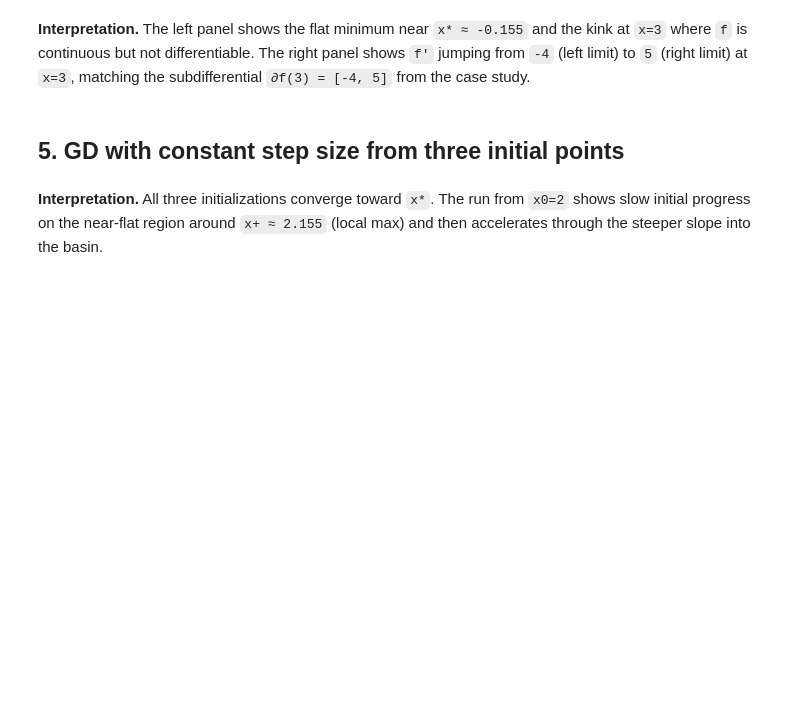
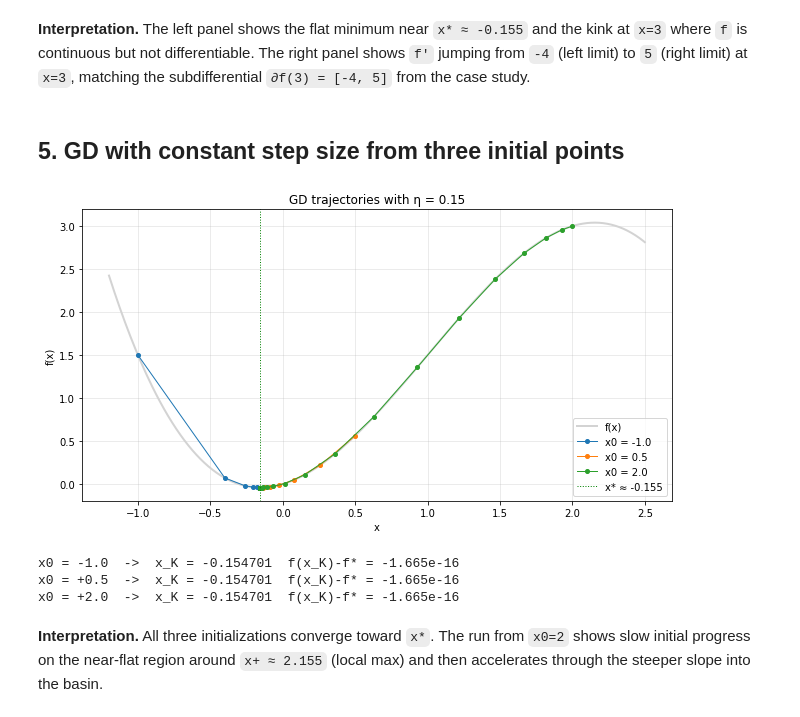
Before and after one commit to fgatti01/tae-capstones, a Jupyter notebook: week1_gd/notebooks/capstone.ipynb, the cells around one changed output. Cells and saved outputs as stored; diff of their text form; code cells hidden in the pictures; blank space fills up the shorter version.

```diff
--- a/week1_gd/notebooks/capstone.ipynb
+++ b/week1_gd/notebooks/capstone.ipynb
@@ -103,32 +115,37 @@ from the case study.
 # %%
 def gradient_descent(x0, eta, n_iter, deriv=f_prime):
     xs = np.empty(n_iter + 1)
     xs[0] = x0
     for k in range(n_iter):
-        xs[k + 1] = xs[k] - eta * float(deriv(np.array([xs[k]])))
+        xs[k + 1] = xs[k] - eta * deriv(np.array([xs[k]])).item()
     return xs
 
 ETA = 0.15
 N_ITER = 120
 trajectories = {x0: gradient_descent(x0, ETA, N_ITER) for x0 in (-1.0, 0.5, 2.0)}
 
 grid = np.linspace(-1.2, 2.5, 400)
 fig, ax = plt.subplots(figsize=(9, 5))
 ax.plot(grid, f(grid), color="lightgray", lw=2, label="f(x)")
 colors = {-1.0: "tab:blue", 0.5: "tab:orange", 2.0: "tab:green"}
 for x0, traj in trajectories.items():
     ax.plot(traj, f(traj), "o-", color=colors[x0], ms=4, lw=1, label=f"x0 = {x0}")
 ax.axvline(X_STAR, color="green", ls=":", lw=1, label=f"x* ≈ {X_STAR:.3f}")
 ax.set_xlabel("x"); ax.set_ylabel("f(x)")
 ax.set_title(f"GD trajectories with η = {ETA}")
 ax.legend(); ax.grid(alpha=0.3)
 fig.tight_layout()
 fig.savefig(ASSETS / "02_gd_trajectories.png", dpi=150)
 plt.show()
 
 for x0, traj in trajectories.items():
-    gap = float(f(np.array([traj[-1]])) - F_STAR)
+    gap = (f(np.array([traj[-1]])) - F_STAR).item()
     print(f"x0 = {x0:+.1f}  ->  x_K = {traj[-1]:+.6f}  f(x_K)-f* = {gap:.3e}")
+# %% [output]
+[figure, added]
+x0 = -1.0  ->  x_K = -0.154701  f(x_K)-f* = -1.665e-16
+x0 = +0.5  ->  x_K = -0.154701  f(x_K)-f* = -1.665e-16
+x0 = +2.0  ->  x_K = -0.154701  f(x_K)-f* = -1.665e-16
 # %% [markdown]
 **Interpretation.** All three initializations converge toward `x*`. The run from `x0=2`
 shows slow initial progress on the near-flat region around `x+ ≈ 2.155` (local max) and
```
Also changed, not shown: parts of 7 cells of this notebook, 1 other file.
